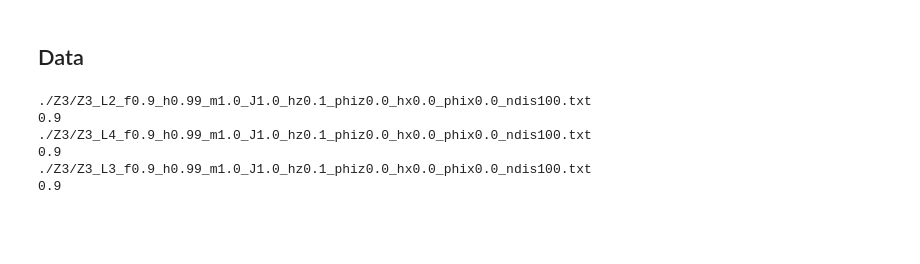
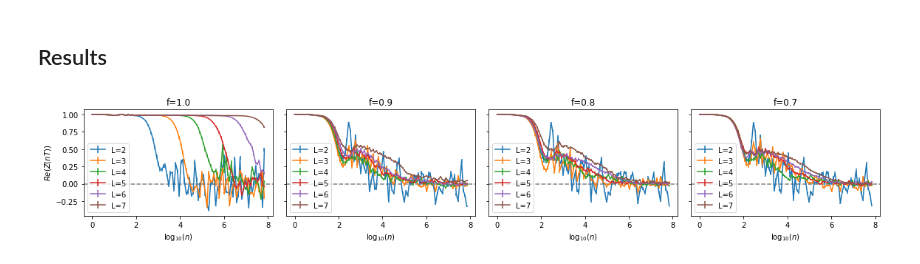
Before and after one commit to suracefm/exactdiag, a Jupyter notebook: 2018/Z3.ipynb, the cells around one changed output. Saved outputs shown, nothing was run; the diff lists cells and outputs as text; code cells hidden in the pictures; blank space fills up the shorter version.

```diff
--- a/2018/Z3.ipynb
+++ b/2018/Z3.ipynb
@@ -130,22 +144,30 @@ plt.show()
 # %% [markdown]
-## Data
+## Results
-# %%
-import glob
-import re
-for filename in glob.glob('./Z3/Z3*'):
-    print(filename)
-    m = re.findall("_([a-zA-Z]+)([-+]?\d+[.\d+e[+-]?\d+]?)", filename)
-
-        for i, row in enumerate(ReZ):
-        plt.errorbar(np.log10(time_set), row, yerr=np.sqrt(varReZ[i]), label='L=%d' %sizes[i])
-    plt.ylabel(r'$Re\{Z(nT)\}$')
-    plt.xlabel(r'$\log_{10}(n)$')
-    plt.legend()
-    plt.show()
-# %% [output]
-./Z3/Z3_L2_f0.9_h0.99_m1.0_J1.0_hz0.1_phiz0.0_hx0.0_phix0.0_ndis100.txt
-0.9
-./Z3/Z3_L4_f0.9_h0.99_m1.0_J1.0_hz0.1_phiz0.0_hx0.0_phix0.0_ndis100.txt
-0.9
-./Z3/Z3_L3_f0.9_h0.99_m1.0_J1.0_hz0.1_phiz0.0_hx0.0_phix0.0_ndis100.txt
-0.9
+# %%
+sizes=np.arange(2,8)
+f_list=[1.0,0.9,0.8,0.7]
+
+n_star = np.zeros((len(f_list), len(sizes)), dtype=np.int32)
+n_star_max = np.zeros((len(f_list), len(sizes)), dtype=np.int32)
+n_star_min = np.zeros((len(f_list), len(sizes)), dtype=np.int32)
+
+fig, axes = plt.subplots(1, 4, sharey='all', figsize=(16,3))
+for countf, f in enumerate(f_list):
+    for countL, L in enumerate(sizes):
+        time_set, ReZ, ImZ, varReZ, varImZ = np.loadtxt(\
+            './Z3/Z3_L{}_f{}_h0.99_m1.0_J1.0_hz0.1_phiz0.0_hx0.0_phix0.0_ndis100.txt'.format(L,f),\
+            unpack=True)
+        axes[countf].errorbar(np.log10(time_set), ReZ, yerr=np.sqrt(varReZ), label='L={}'.format(L))
+        n_star_max[countf,countL]=np.argmax(ReZ+np.sqrt(varReZ)<0.)
+        n_star_min[countf,countL]=np.argmax(ReZ-np.sqrt(varReZ)<0.)
+        n_star[countf,countL] = np.argmax(ReZ<0.)
+    axes[countf].set_title('f={}'.format(f))
+    axes[countf].set_xlabel(r'$\log_{10}(n)$')
+    axes[countf].axhline(y=0, linestyle='dashed', color='gray')
+    axes[countf].legend()
+axes[0].set_ylabel(r'$Re(Z(nT))$')
+plt.tight_layout()
+plt.savefig('fig1.pdf')
+plt.show()
+# %% [output]
+[figure, added]
```
Also changed, not shown: parts of 9 cells of this notebook, 34 other files.
